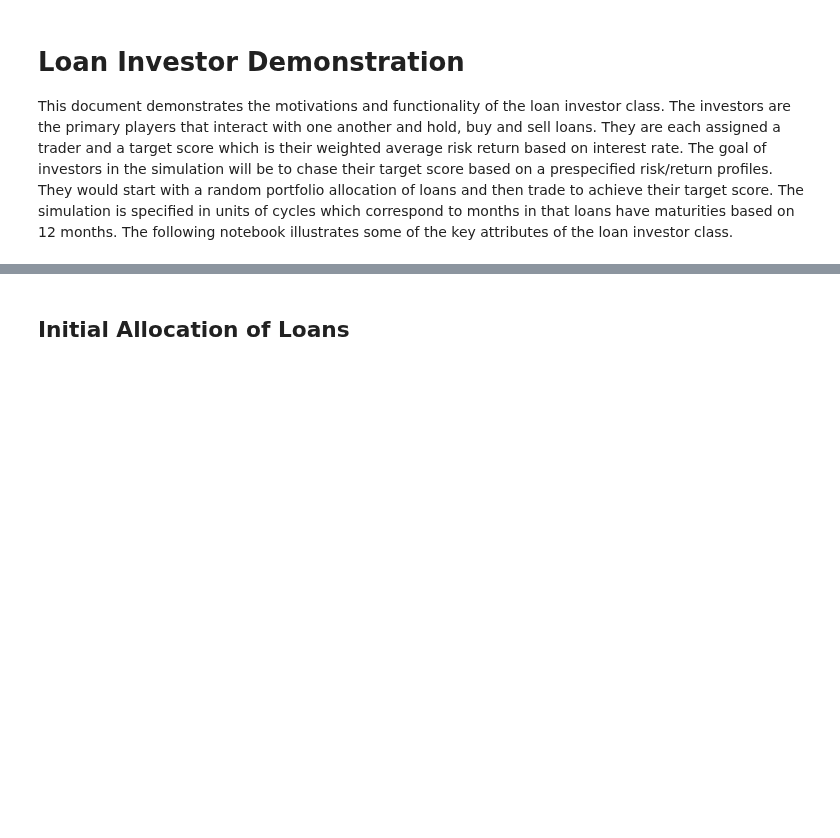
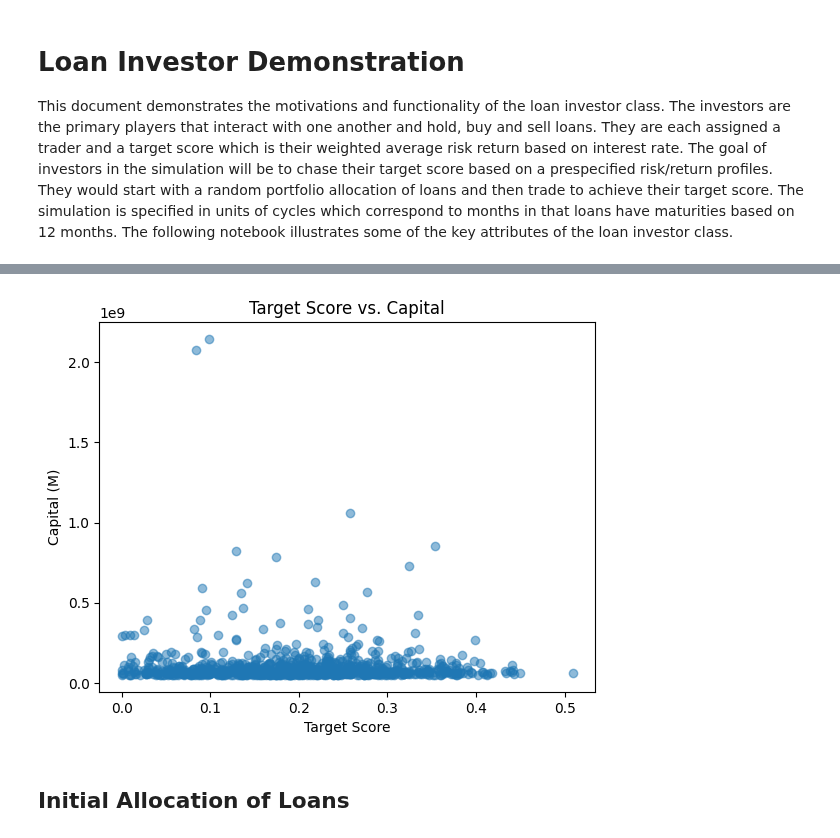
Before and after one commit to mithilpujar/capstone, a Jupyter notebook: Loan Investor Demonstration.ipynb, the cells around one changed output, grey strips where cells are left out. Saved outputs shown, nothing was run; the diff lists cells and outputs as text; code cells hidden in the pictures; blank space fills up the shorter version.

```diff
--- a/Loan Investor Demonstration.ipynb
+++ b/Loan Investor Demonstration.ipynb
@@ -36,3 +80,18 @@ vars(investor)
+# %%
+# showing a scatter plot of the relationship between target score and size
+investor_list = [LoanInvestor.LoanInvestorObj() for i in range(1000)]
+
+# Extract the target scpre and capital for all the investors
+target_score = [investor.target_score for investor in investor_list]
+capital = [investor.capital for investor in investor_list]
+
+plt.scatter(target_score, capital, alpha=0.5)
+plt.xlabel("Target Score")
+plt.ylabel("Capital (M)")
+plt.title("Target Score vs. Capital")
+plt.show()
+# %% [output]
+[figure, added]
 # %% [markdown]
 ## Initial Allocation of Loans
 # %% [markdown]
```
Also changed, not shown: parts of 17 cells of this notebook, 2 other files.
